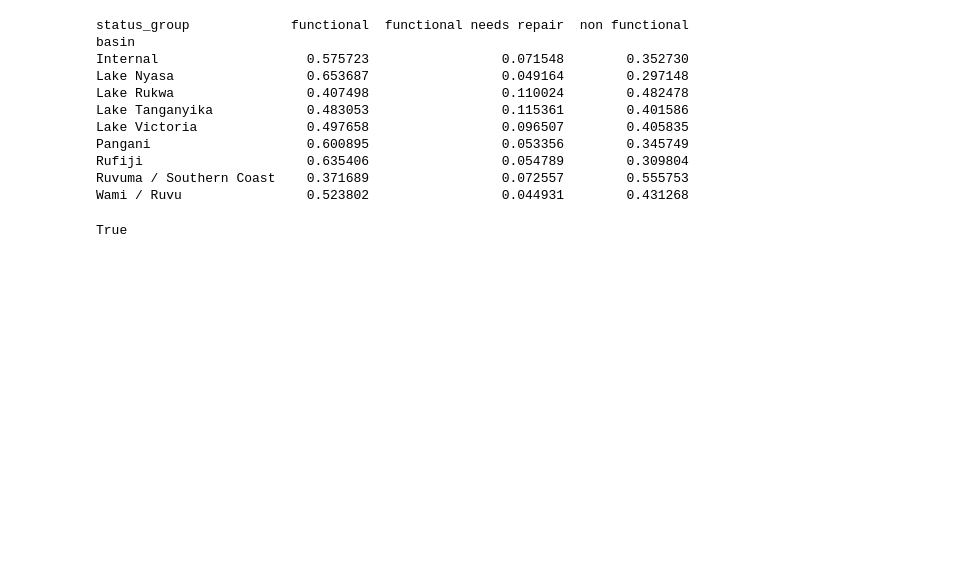
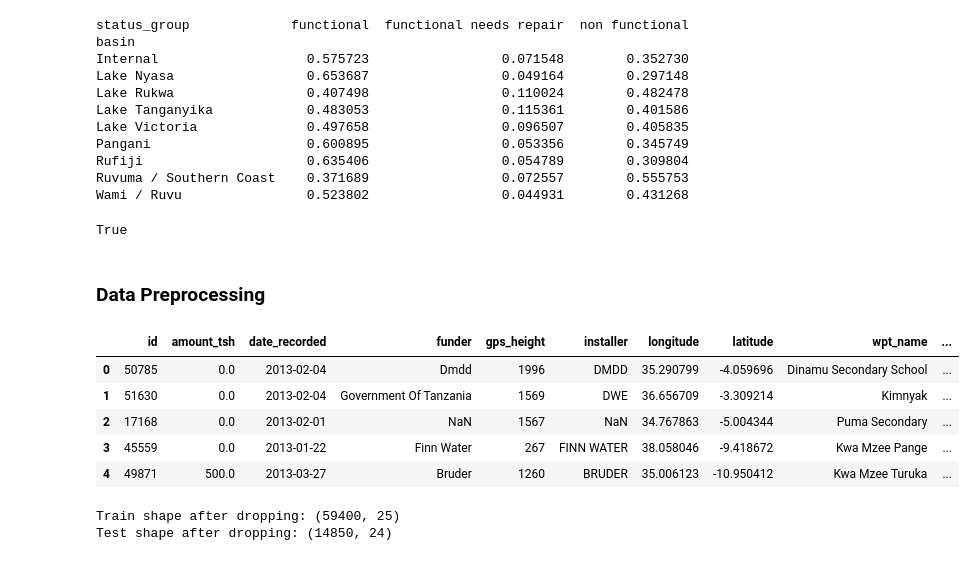
Before and after one commit to KitwanaSh/data_driven_competition, a Jupyter notebook: water_pumps_tz/pump_it_up.ipynb, the cells around one changed output. Drawn from its saved outputs; the diff is of its cells as text; code cells hidden in the pictures; blank space fills up the shorter version.

```diff
--- a/water_pumps_tz/pump_it_up.ipynb
+++ b/water_pumps_tz/pump_it_up.ipynb
@@ -447,3 +467,16 @@ Wami / Ruvu                0.523802                 0.044931        0.431268
 print(train_df['quantity'].equals(train_df['quantity_group']))
 # %% [output]
 True
+# %% [markdown]
+### Data Preprocessing
+# %%
+# Give test data a valuable name
+test_df = test_labels.copy()
+test_df.head()
+# %% [output]
+|  | id | amount_tsh | date_recorded | funder | gps_height | installer | longitude | latitude | wpt_name | ... |
+| 0 | 50785 | 0.0 | 2013-02-04 | Dmdd | 1996 | DMDD | 35.290799 | -4.059696 | Dinamu Secondary School | ... |
+| 1 | 51630 | 0.0 | 2013-02-04 | Government Of Tanzania | 1569 | DWE | 36.656709 | -3.309214 | Kimnyak | ... |
+| 2 | 17168 | 0.0 | 2013-02-01 | NaN | 1567 | NaN | 34.767863 | -5.004344 | Puma Secondary | ... |
+| 3 | 45559 | 0.0 | 2013-01-22 | Finn Water | 267 | FINN WATER | 38.058046 | -9.418672 | Kwa Mzee Pange | ... |
+| 4 | 49871 | 500.0 | 2013-03-27 | Bruder | 1260 | BRUDER | 35.006123 | -10.950412 | Kwa Mzee Turuka | ... |
@@ -449,0 +489,11 @@ True
+# %%
+# drop columns from train and test data
+train_df = train_df.drop(columns=cols_to_drop)
+
+test_df = test_df.drop(columns=cols_to_drop)
+
+print("Train shape after dropping:", train_df.shape)
+print("Test shape after dropping:", test_df.shape)
+# %% [output]
+Train shape after dropping: (59400, 25)
+Test shape after dropping: (14850, 24)
```
Also changed, not shown: parts of 7 cells of this notebook.
